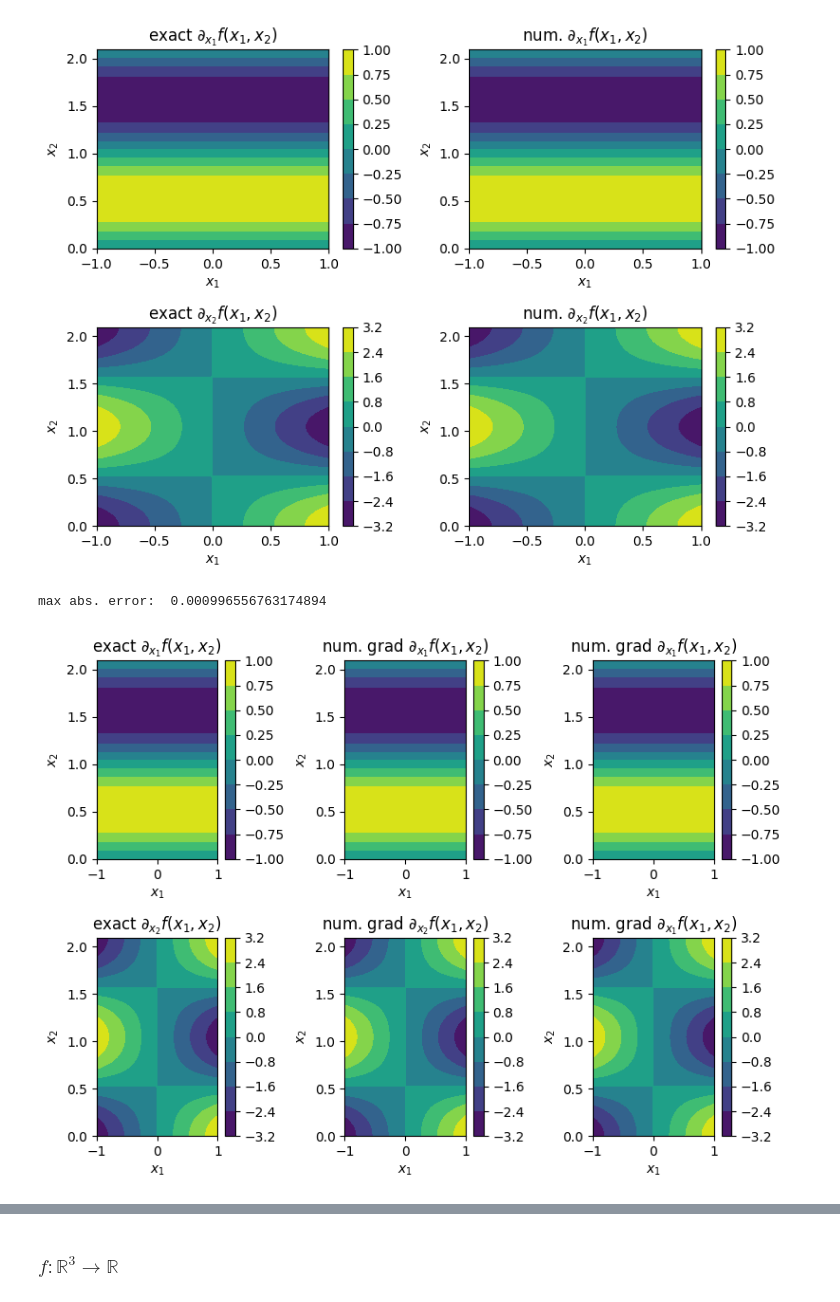
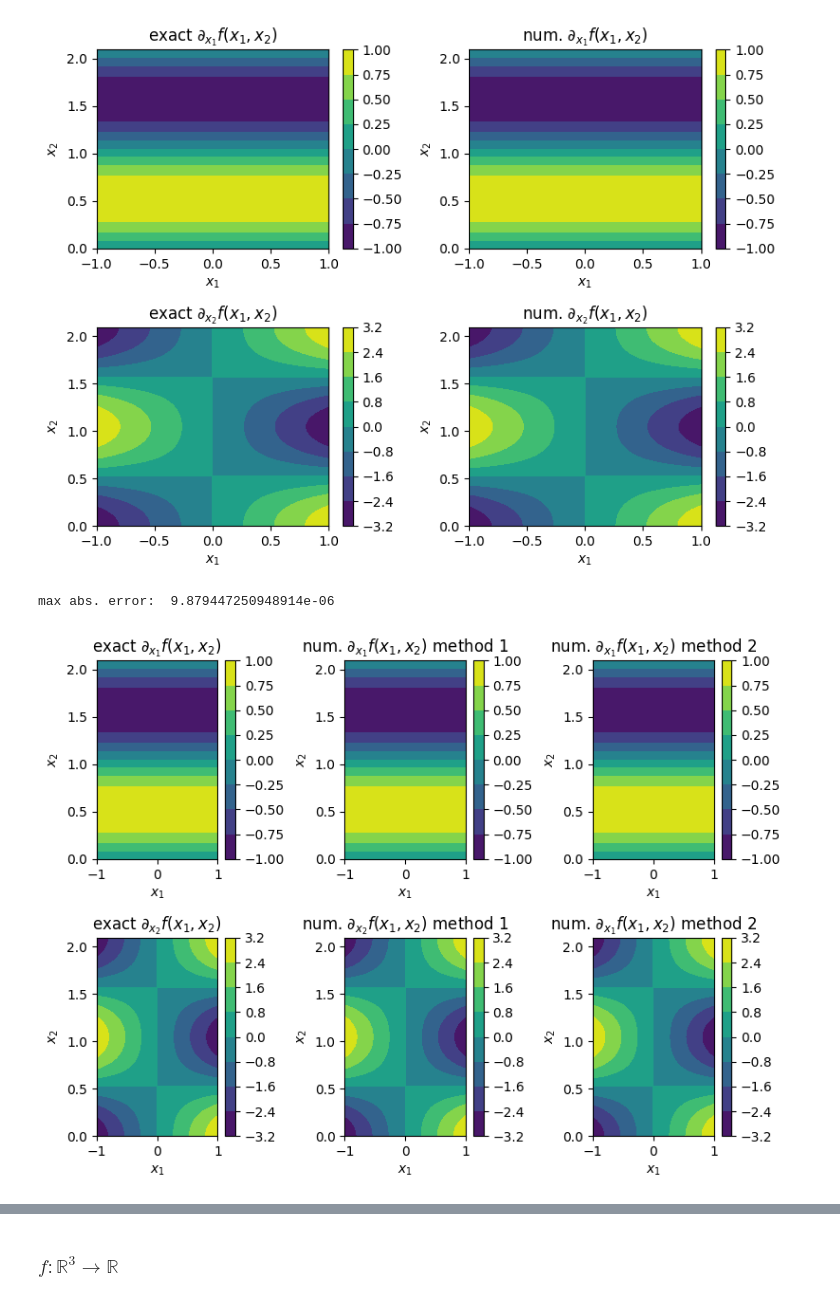
Before and after one commit to runehoejlund/plasma-ray-tracer, a Jupyter notebook: MGO/numgrad_examples.ipynb, the cells around one changed output, grey strips where cells are left out. Drawn from its saved outputs; the diff is of its cells as text; code cells hidden in the pictures.

```diff
--- a/MGO/numgrad_examples.ipynb
+++ b/MGO/numgrad_examples.ipynb
@@ -157,8 +156,8 @@ _f = lambda x1, x2 : x1 * np.sin(a*x2)
 _df = lambda x1, x2 : np.stack((np.sin(a*x2),
                                  a * x1 * np.cos(a*x2)), axis=-1)
 
-x1 = np.linspace(-1, 1, 100)
-x2 = np.linspace(0, 2/a*np.pi, 200)
+x1 = np.linspace(-1, 1, 1000)
+x2 = np.linspace(0, 2/a*np.pi, 2000)
 X1, X2 = np.meshgrid(x1, x2, indexing='ij')
 f = _f(X1, X2)
 # %%
@@ -211,7 +211,7 @@ plt.show()
 # %%
 print('max abs. error: ', np.max(np.abs(_df(X1, X2) - df)))
 # %% [output]
-max abs. error:  0.000996556763174894
+max abs. error:  9.879447250948914e-06
 # %%
 fig, ax = plt.subplots(2, 3, figsize=(8, 6))
 cont = ax[0,0].contourf(X1, X2, _df(X1, X2)[:, :, 0])
@@ -222,35 +222,35 @@ ax[0, 0].set_title(r'exact $\partial_{x_1} f(x_1, x_2)$')
 
 cont = ax[0,1].contourf(X1, X2, grad(f, x1, axes=[0]))
 plt.colorbar(cont)
 ax[0, 1].set_xlabel(r'$x_1$')
 ax[0, 1].set_ylabel(r'$x_2$')
-ax[0, 1].set_title(r'num. grad $\partial_{x_1} f(x_1, x_2)$')
+ax[0, 1].set_title(r'num. $\partial_{x_1} f(x_1, x_2)$ method 1')
 
 cont = ax[0, 2].contourf(X1, X2, grad(f, x1, x2)[:, :, 0])
 plt.colorbar(cont)
 ax[0, 2].set_xlabel(r'$x_1$')
 ax[0, 2].set_ylabel(r'$x_2$')
-ax[0, 2].set_title(r'num. grad $\partial_{x_1} f(x_1, x_2)$')
+ax[0, 2].set_title(r'num. $\partial_{x_1} f(x_1, x_2)$ method 2')
 
 cont = ax[1, 0].contourf(X1, X2, _df(X1, X2)[:, :, 1])
 plt.colorbar(cont)
 ax[1,0].set_xlabel(r'$x_1$')
 ax[1,0].set_ylabel(r'$x_2$')
 ax[1,0].set_title(r'exact $\partial_{x_2} f(x_1, x_2)$')
 
 cont = ax[1,1].contourf(X1, X2, grad(f, x2, axes=[1]))
 plt.colorbar(cont)
 ax[1,1].set_xlabel(r'$x_1$')
 ax[1,1].set_ylabel(r'$x_2$')
-ax[1,1].set_title(r'num. grad $\partial_{x_2} f(x_1, x_2)$')
+ax[1,1].set_title(r'num. $\partial_{x_2} f(x_1, x_2)$ method 1')
 
 cont = ax[1, 2].contourf(X1, X2, grad(f, x1, x2)[:, :, 1])
 plt.colorbar(cont)
 ax[1, 2].set_xlabel(r'$x_1$')
 ax[1, 2].set_ylabel(r'$x_2$')
-ax[1, 2].set_title(r'num. grad $\partial_{x_1} f(x_1, x_2)$')
+ax[1, 2].set_title(r'num. $\partial_{x_1} f(x_1, x_2)$ method 2')
 
 plt.tight_layout()
 plt.show()
 # %% [output]
-[figure, old version]
+[figure, new version]
```
Also changed, not shown: parts of 16 cells of this notebook.
